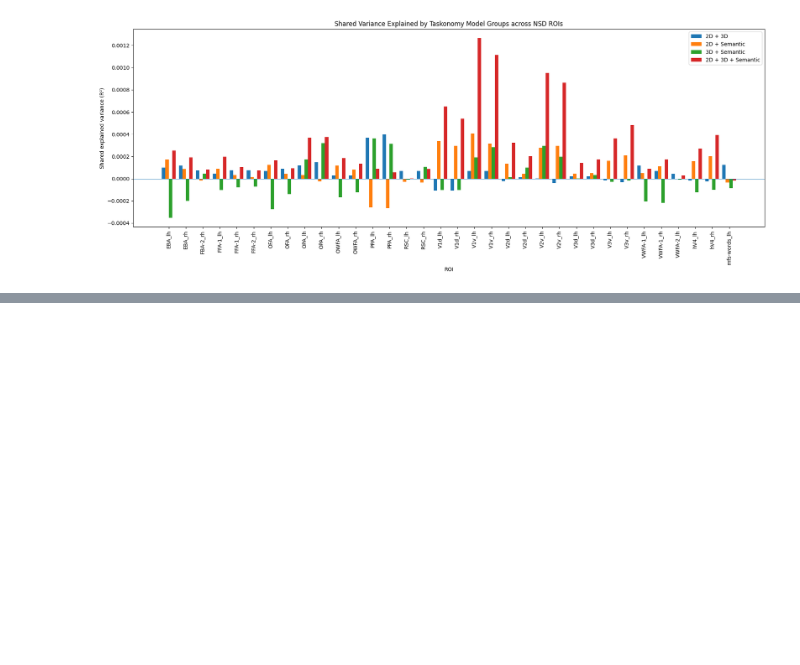
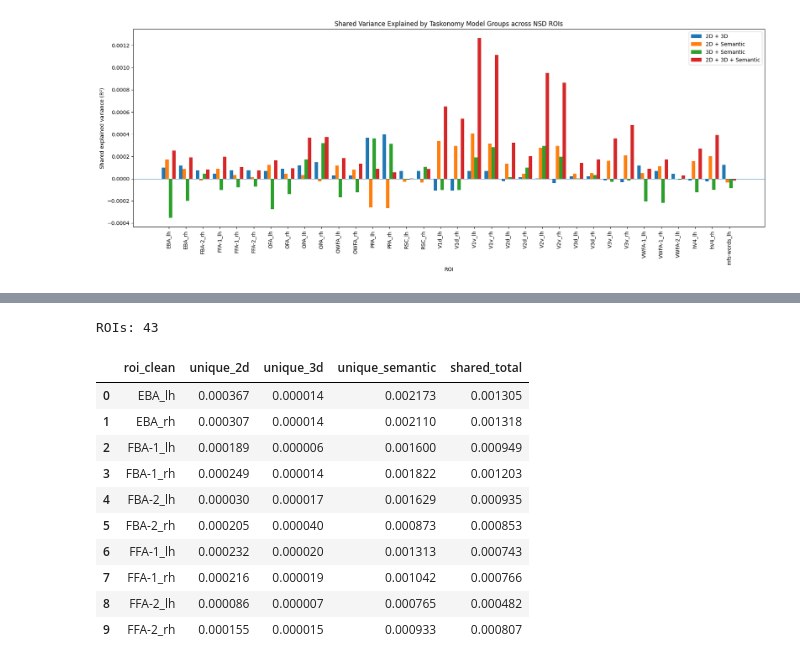
Before and after one commit to sari-saba-sadiya/Unravelling-Brain-Func-LAION, a Jupyter notebook: Ruxandra/Taskonomy_NSD_pipeline.ipynb, the cells around one changed output, grey strips where cells are left out. Saved outputs shown, nothing was run; the diff lists cells and outputs as text; code cells hidden in the pictures; blank space fills up the shorter version.

```diff
--- a/Ruxandra/Taskonomy_NSD_pipeline.ipynb
+++ b/Ruxandra/Taskonomy_NSD_pipeline.ipynb
@@ -2197,0 +3468,38 @@ plt.show()
+# %%
+# Clean ROI names
+df["roi_clean"] = df["roi"].str.replace(
+    r"_subj\d+$",
+    "",
+    regex=True
+)
+
+# Average across subjects
+commonality_summary = (
+    df.groupby("roi_clean")[
+        [
+            "unique_2d",
+            "unique_3d",
+            "unique_semantic",
+            "shared_total"
+        ]
+    ]
+    .mean()
+    .reset_index()
+)
+
+print("ROIs:", len(commonality_summary))
+
+commonality_summary.head(10)
+# %% [output]
+ROIs: 43
+|  | roi_clean | unique_2d | unique_3d | unique_semantic | shared_total |
+| 0 | EBA_lh | 0.000367 | 0.000014 | 0.002173 | 0.001305 |
+| 1 | EBA_rh | 0.000307 | 0.000014 | 0.002110 | 0.001318 |
+| 2 | FBA-1_lh | 0.000189 | 0.000006 | 0.001600 | 0.000949 |
+| 3 | FBA-1_rh | 0.000249 | 0.000014 | 0.001822 | 0.001203 |
+| 4 | FBA-2_lh | 0.000030 | 0.000017 | 0.001629 | 0.000935 |
+| 5 | FBA-2_rh | 0.000205 | 0.000040 | 0.000873 | 0.000853 |
+| 6 | FFA-1_lh | 0.000232 | 0.000020 | 0.001313 | 0.000743 |
+| 7 | FFA-1_rh | 0.000216 | 0.000019 | 0.001042 | 0.000766 |
+| 8 | FFA-2_lh | 0.000086 | 0.000007 | 0.000765 | 0.000482 |
+| 9 | FFA-2_rh | 0.000155 | 0.000015 | 0.000933 | 0.000807 |
```
Also changed, not shown: parts of 29 cells of this notebook.
